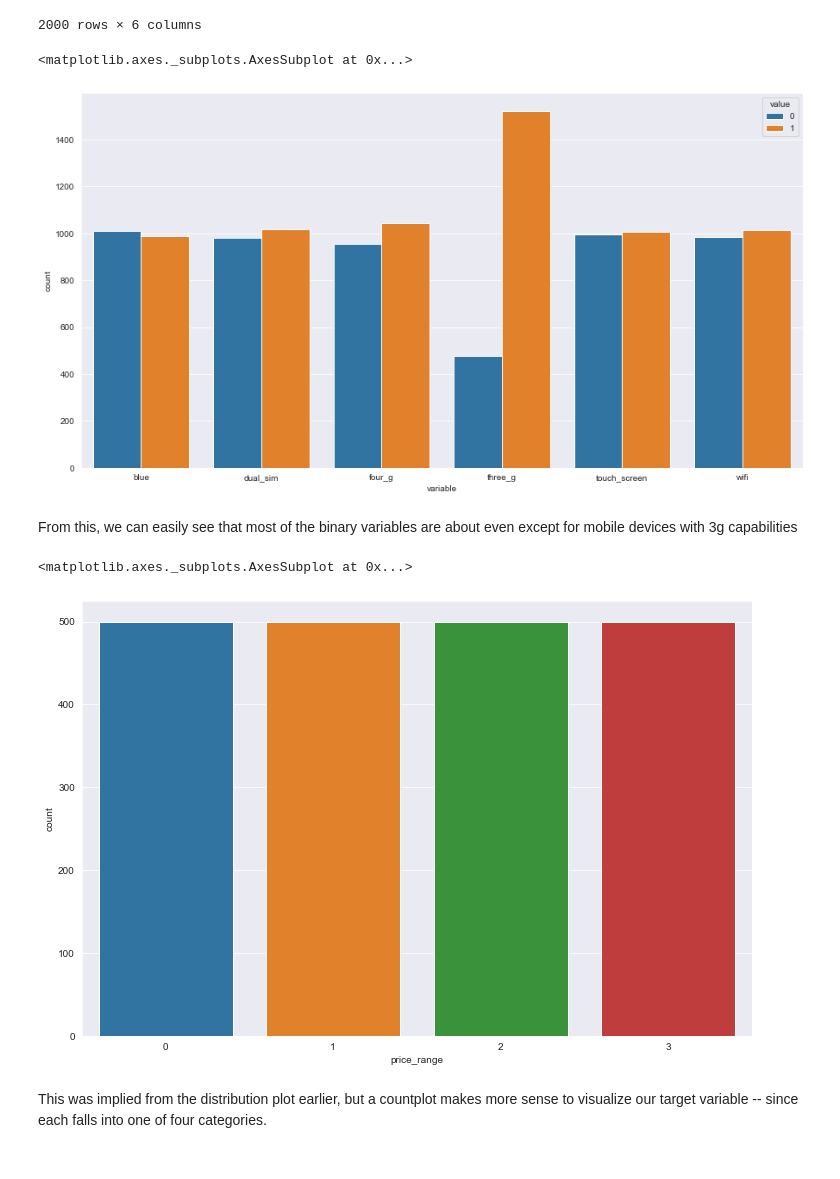
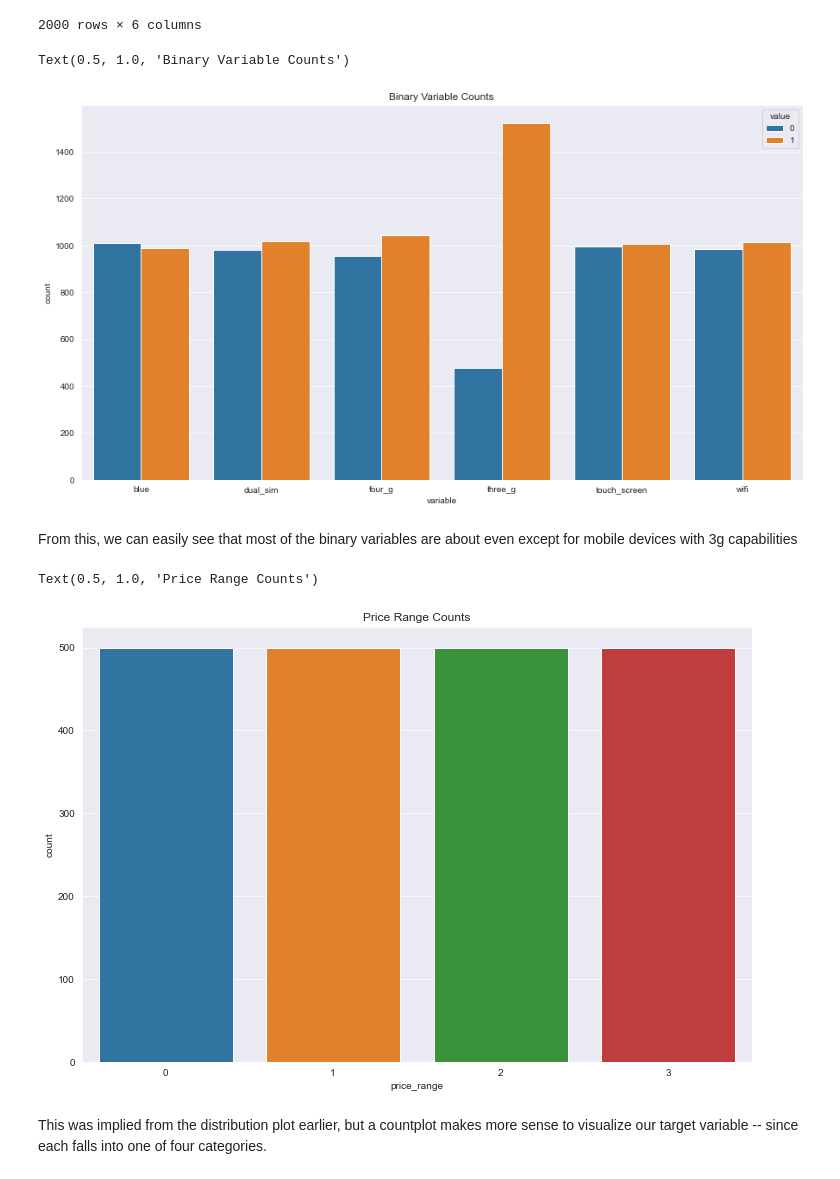
Before and after one commit to jordan-maulino/mobile_price, a Jupyter notebook: mobile_price.ipynb, the cells around one changed output. Drawn from its saved outputs; the diff is of its cells as text; code cells hidden in the pictures.

Commit message:
cleaned up visualizations

```diff
--- a/mobile_price.ipynb
+++ b/mobile_price.ipynb
@@ -223,17 +223,19 @@ binary_cols_df
 # %%
 plt.figure(figsize=(15, 8))
 sns.countplot(x="variable", hue="value", data=pd.melt(binary_cols_df))
+plt.title("Binary Variable Counts")
 # %% [output]
-<matplotlib.axes._subplots.AxesSubplot at 0x...>
+Text(0.5, 1.0, 'Binary Variable Counts')
-[figure, old version]
+[figure, new version]
 # %% [markdown]
 From this, we can easily see that most of the binary variables are about even except for mobile devices with 3g capabilities
 # %%
 plt.figure(figsize=(12, 8))
 sns.countplot(x="price_range", data=mobile_data)
+plt.title("Price Range Counts")
 # %% [output]
-<matplotlib.axes._subplots.AxesSubplot at 0x...>
+Text(0.5, 1.0, 'Price Range Counts')
-[figure, old version]
+[figure, new version]
 # %% [markdown]
 This was implied from the distribution plot earlier, but a countplot makes more sense to visualize our target variable -- since each falls into one of four categories.
 # %% [markdown]
```
Also changed, not shown: parts of 1 cell of this notebook.
